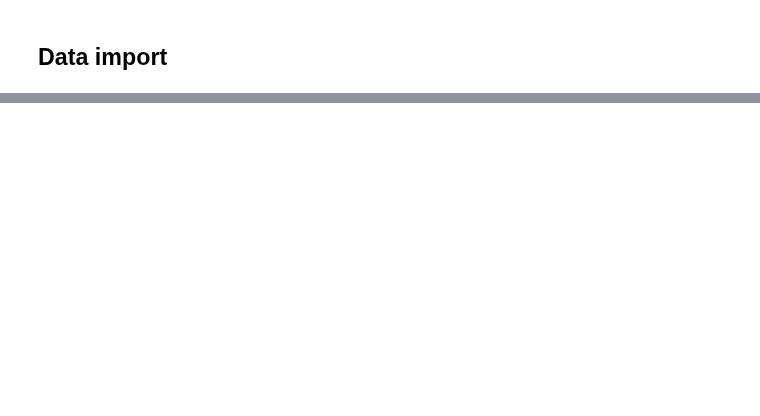
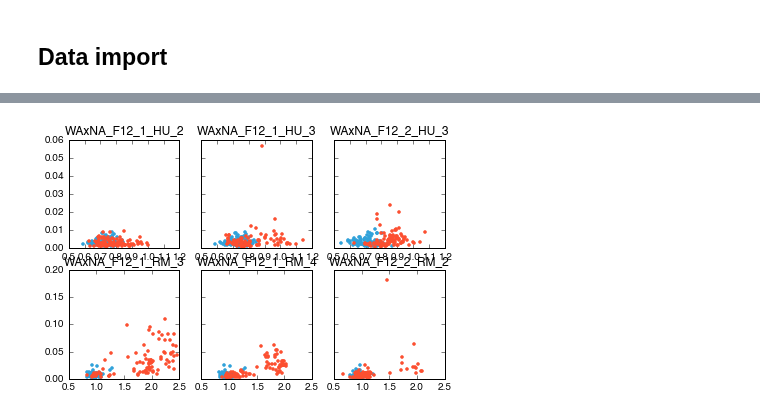
Before and after one commit to ivazquez/clonal-heterogeneity, a Jupyter notebook: src/figure2.ipynb, the cells around one changed output, grey strips where cells are left out. Cells and saved outputs as stored; diff of their text form; code cells hidden in the pictures; blank space fills up the shorter version.

```diff
--- a/src/figure2.ipynb
+++ b/src/figure2.ipynb
@@ -491,0 +145,25 @@ RM
+# %%
+# load data
+pheno_abs_df = utils.load_data(dir_data+'pheno/populations/pheno_populations_abs.pickle')
+pheno_df = utils.load_data(dir_data+'pheno/populations/pheno_populations_norm.pickle')
+
+# filter out strains used for spatial control
+pheno_df = pheno_df[(pheno_df.group == 'ancestral')|\
+                    (pheno_df.group == 'evolved')]
+
+groups_1 = pheno_df.groupby(['group','cross_rep','selection_rep'])
+pheno_df = pheno_df[pheno_df.selection_rep != '']
+
+for (ii,((group,cross_rep,selection_rep),g1)) in enumerate(groups_1):
+
+    if selection_rep!='':
+        df = groups_1.get_group(('ancestral',cross_rep,''))
+        df = df.replace([''],[selection_rep])
+
+        pheno_df = pheno_df.append(df)
+
+pheno_df['population'] = pheno_df['background']+'_'+pheno_df['cross']+'_'+pheno_df['cross_rep'].apply(str)+'_'+pheno_df['selection']+'_'+pheno_df['selection_rep'].apply(str)
+
+# pheno_df['growth_rate'] = pheno_df['growth_rate'] * pheno_abs_df[pheno_abs_df.group=='control'].growth_rate.mean()
+
+pheno_df.head()  # show dataframe header to stdout
@@ -491,0 +456,13 @@ RM
+# %%
+fig, axes = plt.subplots(nrows=2, ncols=3, figsize=(6, 4), sharex='row', sharey='row')
+
+groups_ph = pheno_df[pheno_df.population.isin(dict_panels.keys())].groupby(['selection','environment'])
+
+for (ii, env) in enumerate(['HU','RM']):
+    for jj, (population,gph) in enumerate(groups_ph.get_group((env,env)).groupby('population')):
+        x = gph.pivot_table(columns='time', index='isolate', values='growth_rate', aggfunc=[np.mean, np.var])
+        ax = axes[ii][dict_panels[population]]
+        ax.plot(x['mean'], x['var'], '.')
+        ax.set_title(population)
+# %% [output]
+[figure, added]
```
Also changed, not shown: parts of 36 cells of this notebook.
